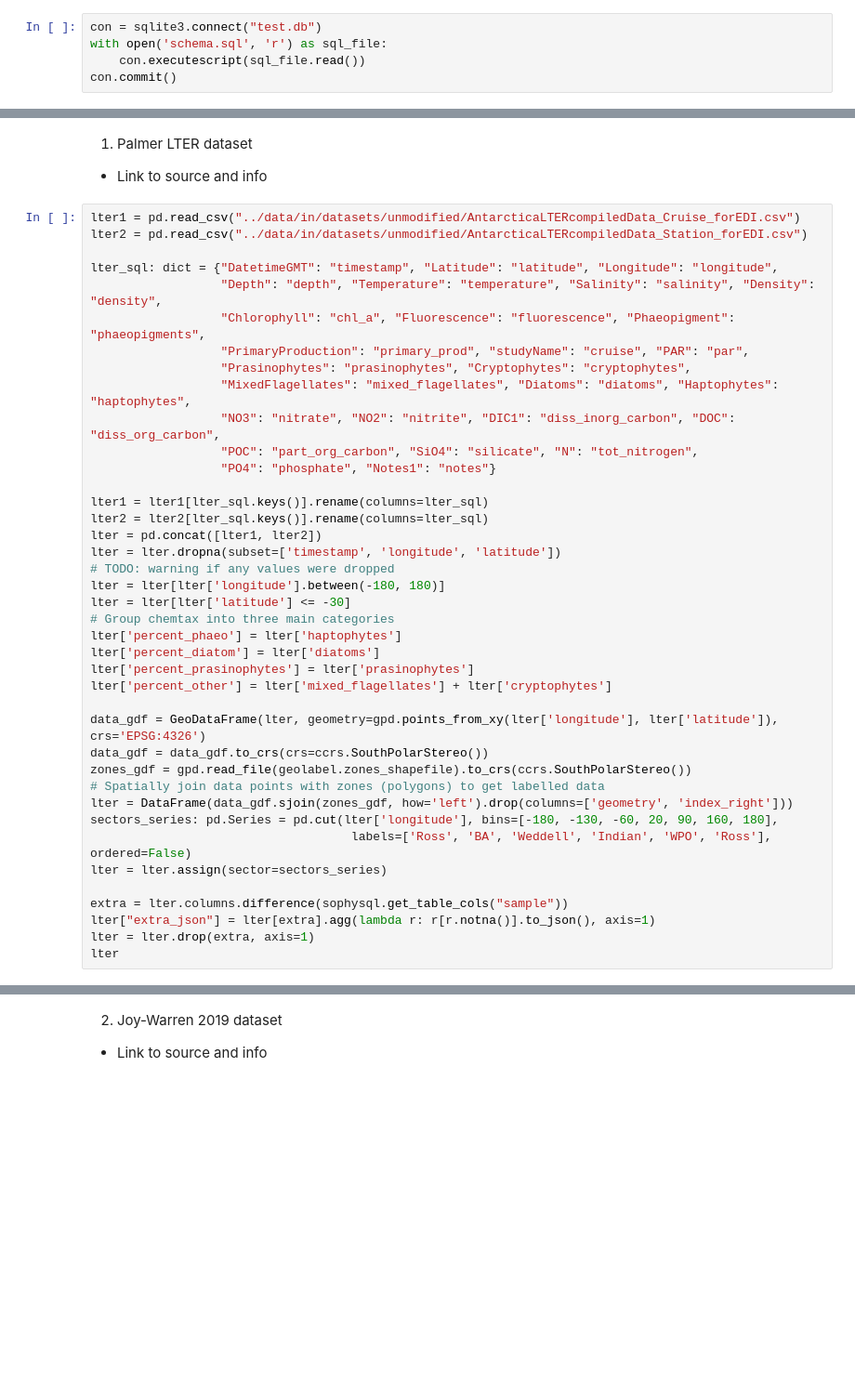
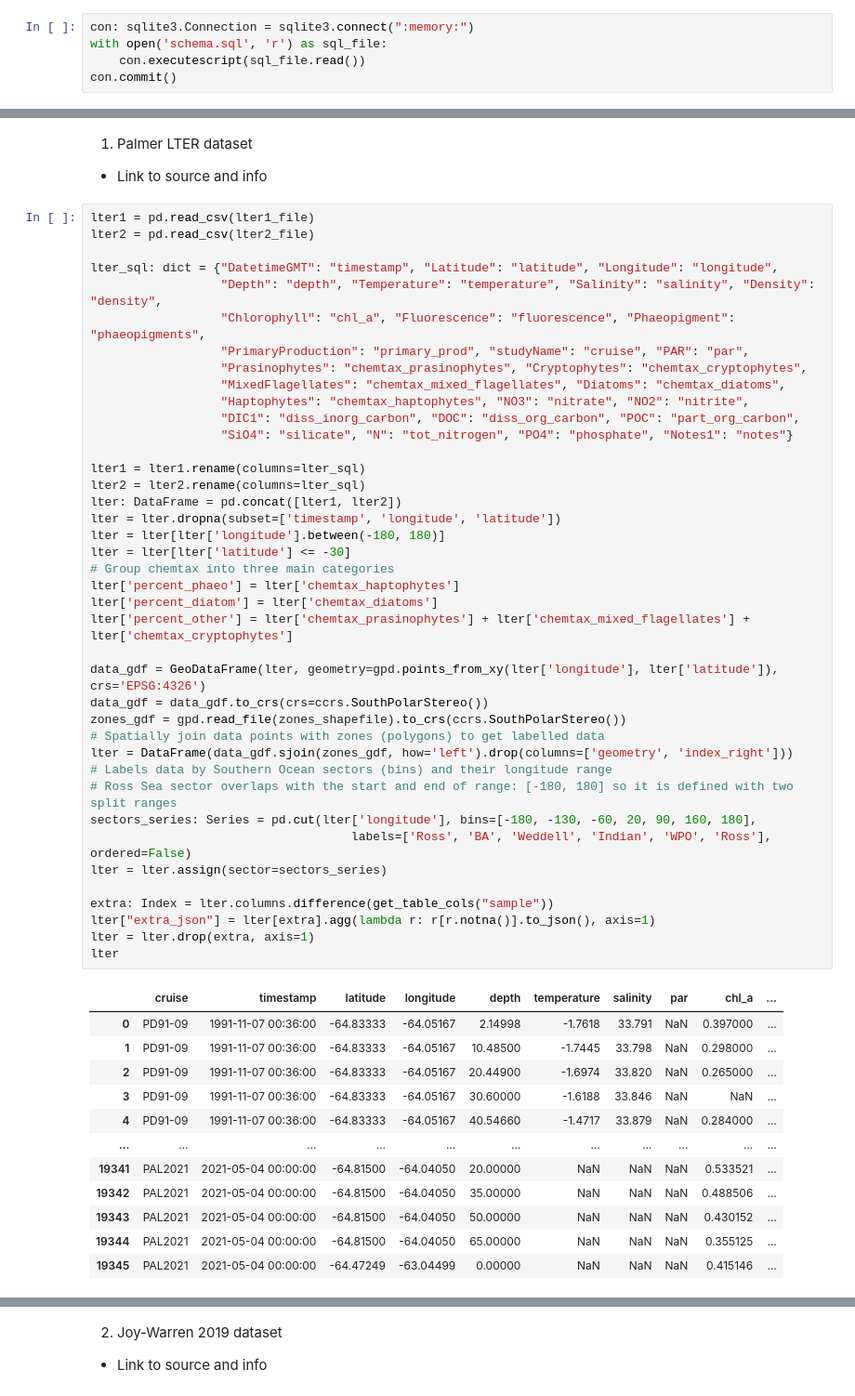
Before and after one commit to ayushnag/sophy, a Jupyter notebook: sophy/dataformat.ipynb, the cells around one changed output, grey strips where cells are left out. Shown at 93% size. Drawn from its saved outputs; the diff is of its cells as text; blank space fills up the shorter version.

```diff
--- a/sophy/dataformat.ipynb
+++ b/sophy/dataformat.ipynb
@@ -14,5 +12,5 @@ from pandas import DataFrame
 # %%
-con = sqlite3.connect("test.db")
+con: sqlite3.Connection = sqlite3.connect(":memory:")
 with open('schema.sql', 'r') as sql_file:
     con.executescript(sql_file.read())
 con.commit()
@@ -20,42 +57,55 @@ con.commit()
 1) Palmer LTER dataset
 - Link to source and info
 # %%
-lter1 = pd.read_csv("../data/in/datasets/unmodified/AntarcticaLTERcompiledData_Cruise_forEDI.csv")
-lter2 = pd.read_csv("../data/in/datasets/unmodified/AntarcticaLTERcompiledData_Station_forEDI.csv")
+lter1 = pd.read_csv(lter1_file)
+lter2 = pd.read_csv(lter2_file)
 
 lter_sql: dict = {"DatetimeGMT": "timestamp", "Latitude": "latitude", "Longitude": "longitude",
                   "Depth": "depth", "Temperature": "temperature", "Salinity": "salinity", "Density": "density",
                   "Chlorophyll": "chl_a", "Fluorescence": "fluorescence", "Phaeopigment": "phaeopigments",
                   "PrimaryProduction": "primary_prod", "studyName": "cruise", "PAR": "par",
-                  "Prasinophytes": "prasinophytes", "Cryptophytes": "cryptophytes",
-                  "MixedFlagellates": "mixed_flagellates", "Diatoms": "diatoms", "Haptophytes": "haptophytes",
-                  "NO3": "nitrate", "NO2": "nitrite", "DIC1": "diss_inorg_carbon", "DOC": "diss_org_carbon",
-                  "POC": "part_org_carbon", "SiO4": "silicate", "N": "tot_nitrogen",
-                  "PO4": "phosphate", "Notes1": "notes"}
+                  "Prasinophytes": "chemtax_prasinophytes", "Cryptophytes": "chemtax_cryptophytes",
+                  "MixedFlagellates": "chemtax_mixed_flagellates", "Diatoms": "chemtax_diatoms",
+                  "Haptophytes": "chemtax_haptophytes", "NO3": "nitrate", "NO2": "nitrite",
+                  "DIC1": "diss_inorg_carbon", "DOC": "diss_org_carbon", "POC": "part_org_carbon",
+                  "SiO4": "silicate", "N": "tot_nitrogen", "PO4": "phosphate", "Notes1": "notes"}
 
-lter1 = lter1[lter_sql.keys()].rename(columns=lter_sql)
-lter2 = lter2[lter_sql.keys()].rename(columns=lter_sql)
-lter = pd.concat([lter1, lter2])
+lter1 = lter1.rename(columns=lter_sql)
+lter2 = lter2.rename(columns=lter_sql)
+lter: DataFrame = pd.concat([lter1, lter2])
 lter = lter.dropna(subset=['timestamp', 'longitude', 'latitude'])
-# TODO: warning if any values were dropped
 lter = lter[lter['longitude'].between(-180, 180)]
 lter = lter[lter['latitude'] <= -30]
 # Group chemtax into three main categories
-lter['percent_phaeo'] = lter['haptophytes']
-lter['percent_diatom'] = lter['diatoms']
-lter['percent_prasinophytes'] = lter['prasinophytes']
-lter['percent_other'] = lter['mixed_flagellates'] + lter['cryptophytes']
+lter['percent_phaeo'] = lter['chemtax_haptophytes']
+lter['percent_diatom'] = lter['chemtax_diatoms']
+lter['percent_other'] = lter['chemtax_prasinophytes'] + lter['chemtax_mixed_flagellates'] + lter['chemtax_cryptophytes']
 
 data_gdf = GeoDataFrame(lter, geometry=gpd.points_from_xy(lter['longitude'], lter['latitude']), crs='EPSG:4326')
 data_gdf = data_gdf.to_crs(crs=ccrs.SouthPolarStereo())
-zones_gdf = gpd.read_file(geolabel.zones_shapefile).to_crs(ccrs.SouthPolarStereo())
+zones_gdf = gpd.read_file(zones_shapefile).to_crs(ccrs.SouthPolarStereo())
 # Spatially join data points with zones (polygons) to get labelled data
 lter = DataFrame(data_gdf.sjoin(zones_gdf, how='left').drop(columns=['geometry', 'index_right']))
-sectors_series: pd.Series = pd.cut(lter['longitude'], bins=[-180, -130, -60, 20, 90, 160, 180],
+# Labels data by Southern Ocean sectors (bins) and their longitude range
+# Ross Sea sector overlaps with the start and end of range: [-180, 180] so it is defined with two split ranges
+sectors_series: Series = pd.cut(lter['longitude'], bins=[-180, -130, -60, 20, 90, 160, 180],
                                     labels=['Ross', 'BA', 'Weddell', 'Indian', 'WPO', 'Ross'], ordered=False)
 lter = lter.assign(sector=sectors_series)
 
-extra = lter.columns.difference(sophysql.get_table_cols("sample"))
+extra: Index = lter.columns.difference(get_table_cols("sample"))
 lter["extra_json"] = lter[extra].agg(lambda r: r[r.notna()].to_json(), axis=1)
 lter = lter.drop(extra, axis=1)
 lter
+# %% [output]
+|  | cruise | timestamp | latitude | longitude | depth | temperature | salinity | par | chl_a | ... |
+| 0 | PD91-09 | 1991-11-07 00:36:00 | -64.83333 | -64.05167 | 2.14998 | -1.7618 | 33.791 | NaN | 0.397000 | ... |
+| 1 | PD91-09 | 1991-11-07 00:36:00 | -64.83333 | -64.05167 | 10.48500 | -1.7445 | 33.798 | NaN | 0.298000 | ... |
+| 2 | PD91-09 | 1991-11-07 00:36:00 | -64.83333 | -64.05167 | 20.44900 | -1.6974 | 33.820 | NaN | 0.265000 | ... |
+| 3 | PD91-09 | 1991-11-07 00:36:00 | -64.83333 | -64.05167 | 30.60000 | -1.6188 | 33.846 | NaN | NaN | ... |
+| 4 | PD91-09 | 1991-11-07 00:36:00 | -64.83333 | -64.05167 | 40.54660 | -1.4717 | 33.879 | NaN | 0.284000 | ... |
+| ... | ... | ... | ... | ... | ... | ... | ... | ... | ... | ... |
+| 19341 | PAL2021 | 2021-05-04 00:00:00 | -64.81500 | -64.04050 | 20.00000 | NaN | NaN | NaN | 0.533521 | ... |
+| 19342 | PAL2021 | 2021-05-04 00:00:00 | -64.81500 | -64.04050 | 35.00000 | NaN | NaN | NaN | 0.488506 | ... |
+| 19343 | PAL2021 | 2021-05-04 00:00:00 | -64.81500 | -64.04050 | 50.00000 | NaN | NaN | NaN | 0.430152 | ... |
+| 19344 | PAL2021 | 2021-05-04 00:00:00 | -64.81500 | -64.04050 | 65.00000 | NaN | NaN | NaN | 0.355125 | ... |
+| 19345 | PAL2021 | 2021-05-04 00:00:00 | -64.47249 | -63.04499 | 0.00000 | NaN | NaN | NaN | 0.415146 | ... |
```
Also changed, not shown: parts of 11 cells of this notebook, 29 other files.
